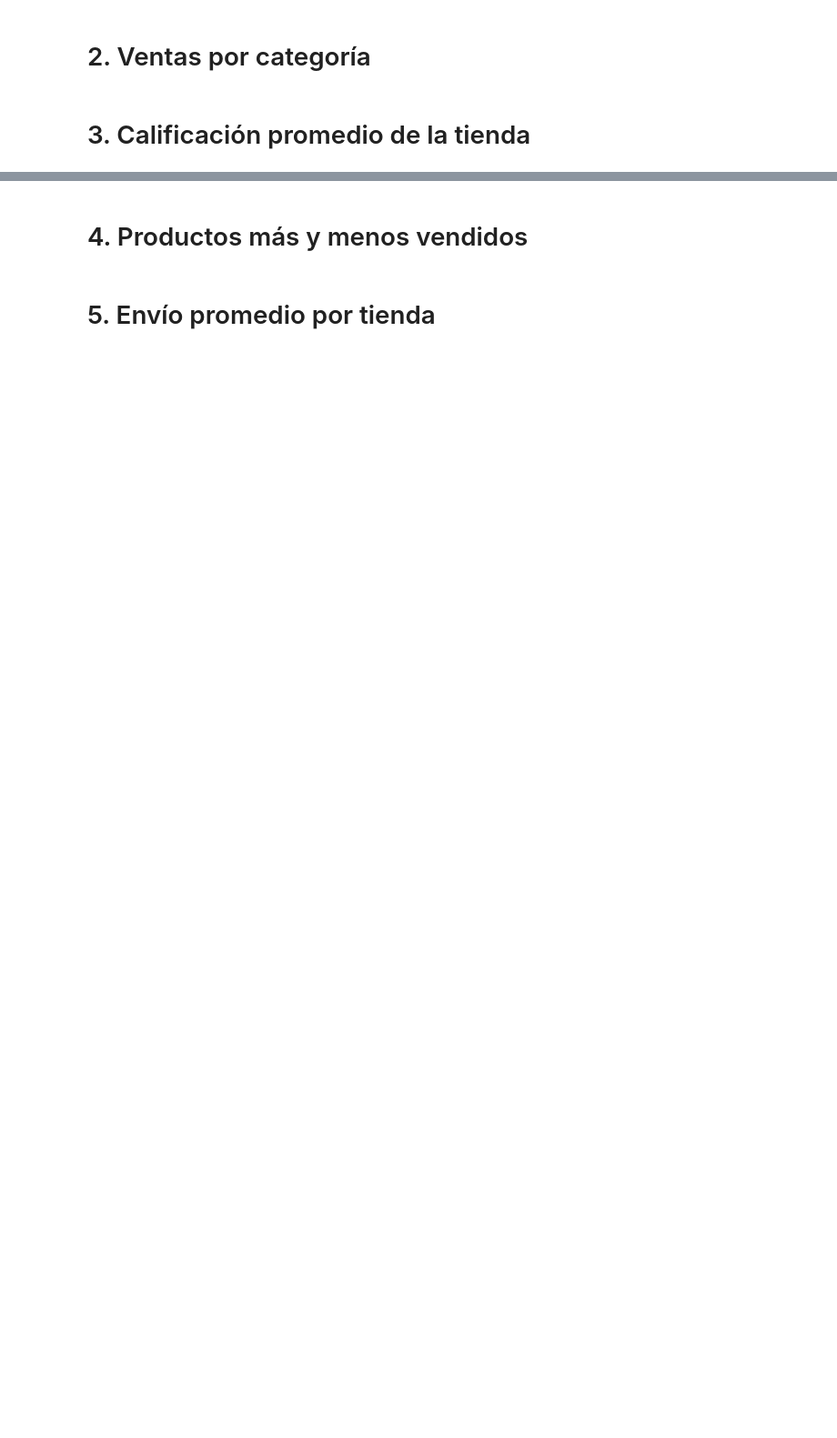
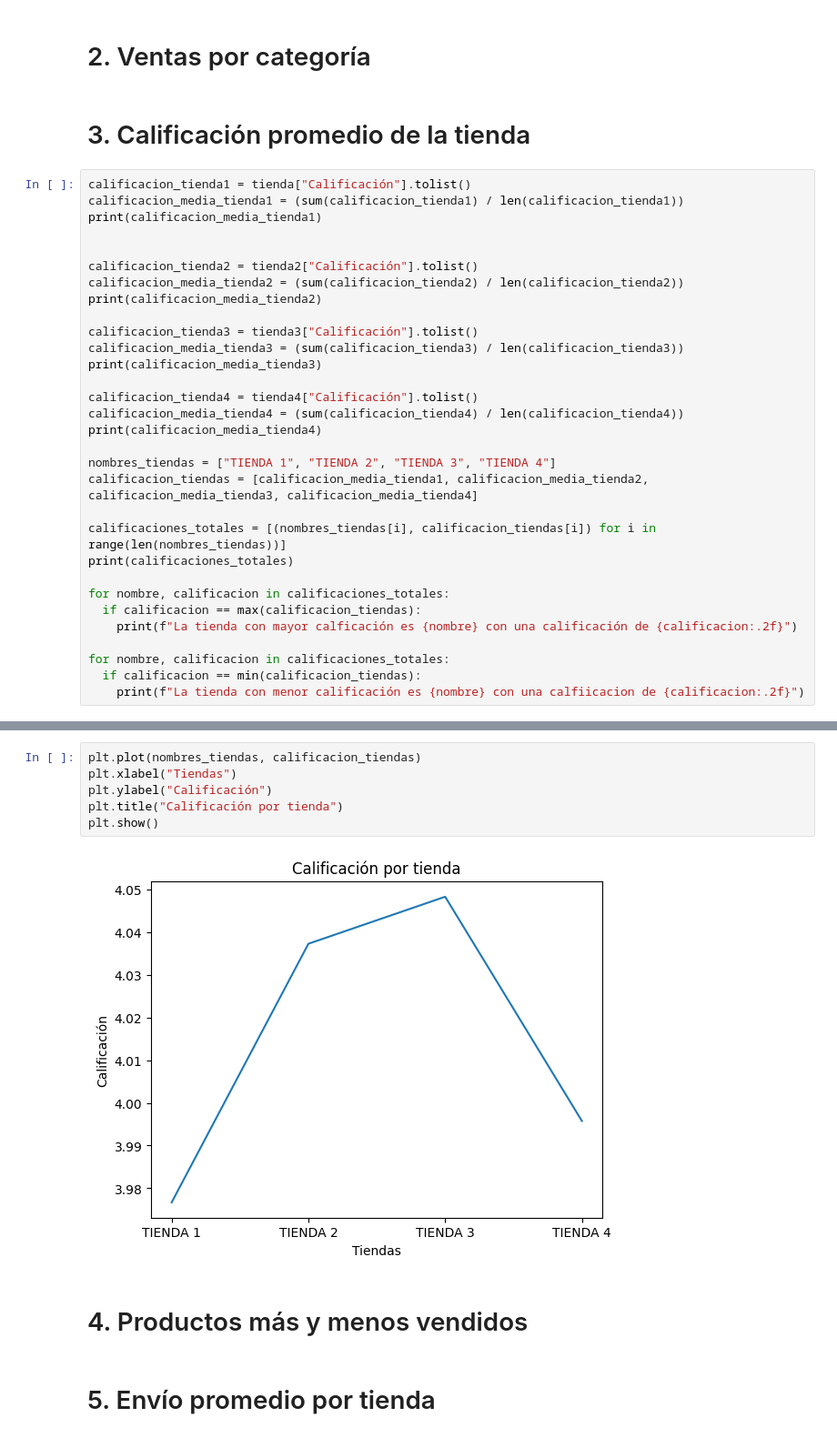
Before and after one commit to cmrondon2000/challenge1-data-science-latam, a Jupyter notebook: AluraStoreLatam.ipynb, the cells around one changed output, grey strips where cells are left out. Shown at 91% size. Drawn from its saved outputs; the diff is of its cells as text; blank space fills up the shorter version.

```diff
--- a/AluraStoreLatam.ipynb
+++ b/AluraStoreLatam.ipynb
@@ -75,3 +75,34 @@ plt.show()
 # 2. Ventas por categoría
 # %% [markdown]
 # 3. Calificación promedio de la tienda
+# %%
+calificacion_tienda1 = tienda["Calificación"].tolist()
+calificacion_media_tienda1 = (sum(calificacion_tienda1) / len(calificacion_tienda1))
+print(calificacion_media_tienda1)
+
+
+calificacion_tienda2 = tienda2["Calificación"].tolist()
+calificacion_media_tienda2 = (sum(calificacion_tienda2) / len(calificacion_tienda2))
+print(calificacion_media_tienda2)
+
+calificacion_tienda3 = tienda3["Calificación"].tolist()
+calificacion_media_tienda3 = (sum(calificacion_tienda3) / len(calificacion_tienda3))
+print(calificacion_media_tienda3)
+
+calificacion_tienda4 = tienda4["Calificación"].tolist()
+calificacion_media_tienda4 = (sum(calificacion_tienda4) / len(calificacion_tienda4))
+print(calificacion_media_tienda4)
+
+nombres_tiendas = ["TIENDA 1", "TIENDA 2", "TIENDA 3", "TIENDA 4"]
+calificacion_tiendas = [calificacion_media_tienda1, calificacion_media_tienda2, calificacion_media_tienda3, calificacion_media_tienda4]
+
+calificaciones_totales = [(nombres_tiendas[i], calificacion_tiendas[i]) for i in range(len(nombres_tiendas))]
+print(calificaciones_totales)
+
+for nombre, calificacion in calificaciones_totales:
+  if calificacion == max(calificacion_tiendas):
+    print(f"La tienda con mayor calficación es {nombre} con una calificación de {calificacion:.2f}")
+
+for nombre, calificacion in calificaciones_totales:
+  if calificacion == min(calificacion_tiendas):
+    print(f"La tienda con menor calificación es {nombre} con una calfiicacion de {calificacion:.2f}")
@@ -78,3 +117,11 @@ plt.show()
+# %%
+plt.plot(nombres_tiendas, calificacion_tiendas)
+plt.xlabel("Tiendas")
+plt.ylabel("Calificación")
+plt.title("Calificación por tienda")
+plt.show()
+# %% [output]
+[figure, added]
 # %% [markdown]
 # 4. Productos más y menos vendidos
 # %% [markdown]
```
Also changed, not shown: parts of 3 cells of this notebook.
